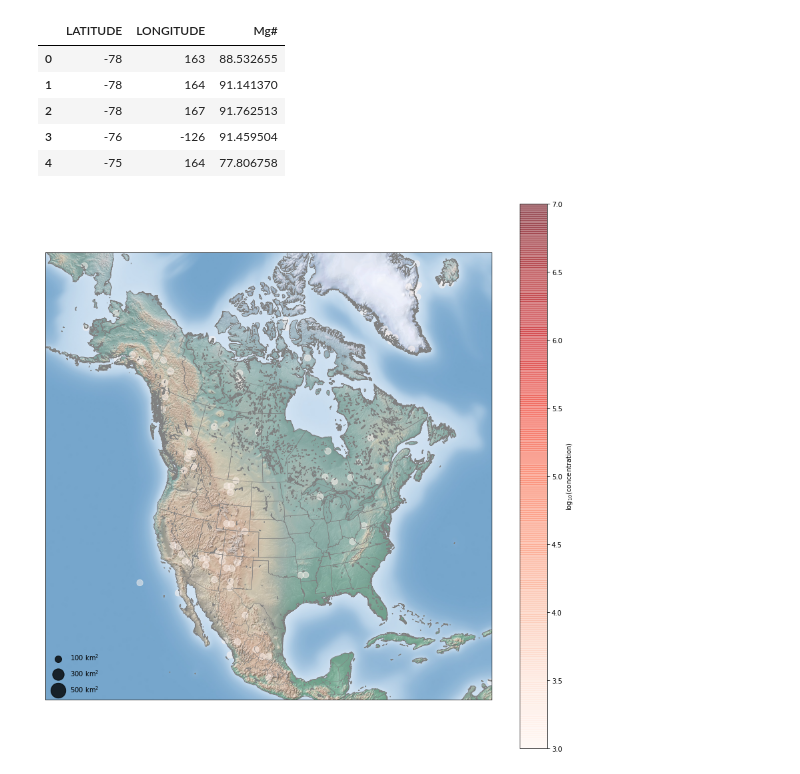
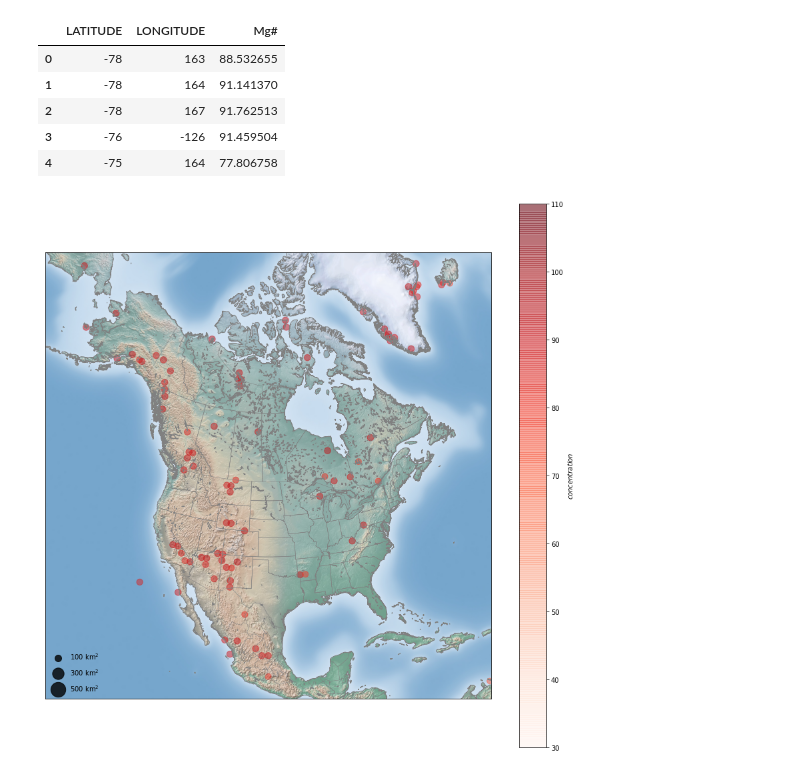
Before and after one commit to xvzeng/Data-Science-for-DeepEarth, a Jupyter notebook: Geographical_distribution_based_on_coordinate_system_ipynb.ipynb, the cells around one changed output. Cells and saved outputs as stored; diff of their text form; code cells hidden in the pictures.

```diff
--- a/Geographical_distribution_based_on_coordinate_system_ipynb.ipynb
+++ b/Geographical_distribution_based_on_coordinate_system_ipynb.ipynb
@@ -245,29 +245,29 @@ concentration = ave['Mg#'].values
 # %%
 # 1. Draw the map background
 fig = plt.figure(figsize=(15, 15))
 m = Basemap(projection='lcc', resolution='h',
             lat_0=50, lon_0=-100,
             width=8E6, height=8E6)
 m.shadedrelief()
 m.drawcoastlines(color='gray')
 m.drawcountries(color='gray')
 m.drawstates(color='gray')
 
 # 2. scatter element data, with color reflecting concentration
 # and size reflecting area
 m.scatter(lon, lat, latlon=True,
-          c=np.log10(concentration),s=concentration,
+          c=concentration,s=concentration,
           cmap='Reds', alpha=0.5)
 
 # 3. create colorbar and legend
-plt.colorbar(label=r'$\log_{10}({\rm concentration})$')
-plt.clim(3, 7)
+plt.colorbar(label=r'$concentration$')
+plt.clim(30, 110)
 
 # make legend with dummy points
 for a in [100, 300, 500]:
     plt.scatter([], [], c='k', alpha=0.8, s=a,
                 label=str(a) + ' km$^2$')
 plt.legend(scatterpoints=1, frameon=False,
            labelspacing=1, loc='lower left');
 # %% [output]
-[figure, old version]
+[figure, new version]
```
